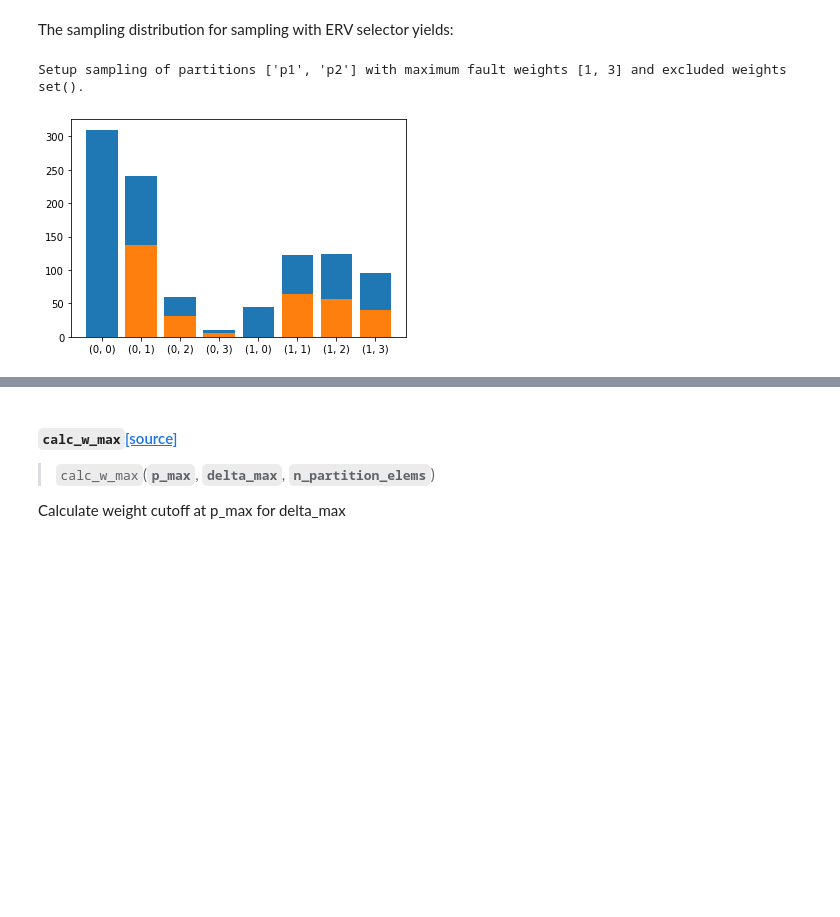
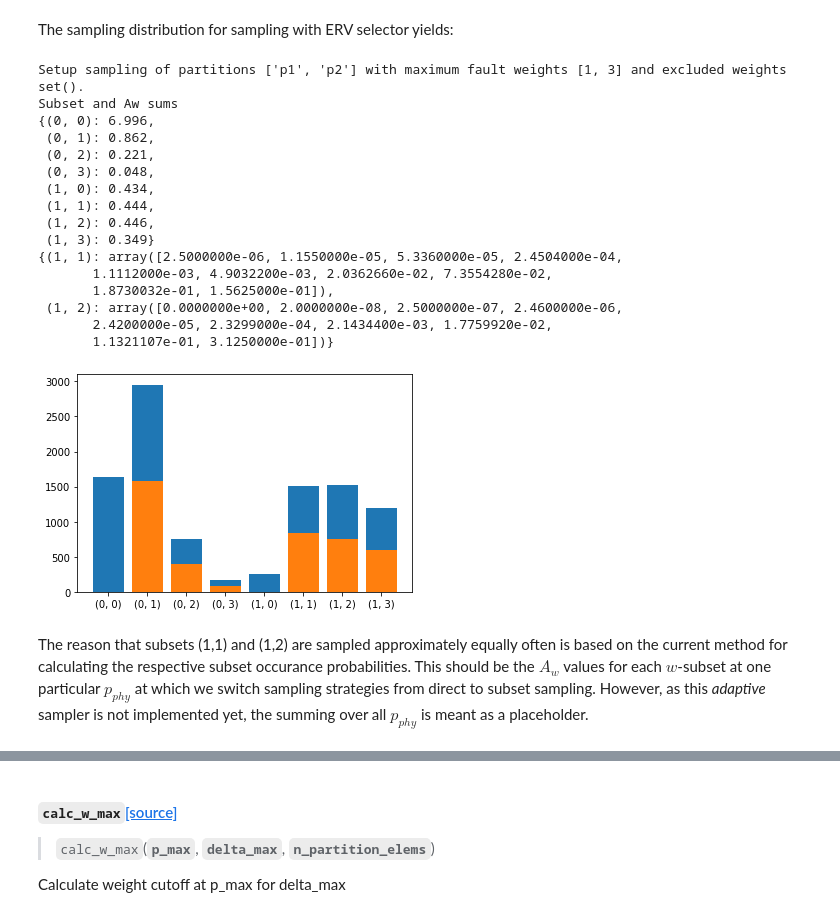
Before and after one commit to dpwinter/qsample, a Jupyter notebook: 05_samplers.ipynb, the cells around one changed output, grey strips where cells are left out. Saved outputs shown, nothing was run; the diff lists cells and outputs as text; code cells hidden in the pictures; blank space fills up the shorter version.

```diff
--- a/05_samplers.ipynb
+++ b/05_samplers.ipynb
@@ -360,23 +362,49 @@ The sampling distribution for sampling with ERV selector yields:
 # %%
 #slow
 #hide_input
 
 p1 = np.logspace(-3,0,10)
 p2 = p1 * 0.5
 err_params = {'p1':p1, 'p2':p2}
 w_params = {'p_max': [0.5,0.5], 'delta_max': [0.1,0.5]}
 
 ss = SubsetSamplerDiagnostic(ghz,err_params,w_params,subset_select_fn=ERV_select)
-fail_counts, counts = ss.run(n_samples=1000)
+fail_counts, counts = ss.run(n_samples=10000)
 weights = ss.w_vecs
 
 x = range(len(counts))
 plt.bar(x, counts)
 plt.bar(x, fail_counts)
 plt.xticks(x, weights);
+
+#hide
+import pprint
+
+#slow
+#hide_input
+print("Subset and Aw sums")
+pprint.pprint({w:np.round(a,3) for w,a in zip(ss.w_vecs, np.sum(ss.Aws,axis=1))})
+pprint.pprint({w:np.round(a,8) for w,a in zip(ss.w_vecs, ss.Aws.tolist()) if w==(1,1) or w==(1,2)})
 # %% [output]
 Setup sampling of partitions ['p1', 'p2'] with maximum fault weights [1, 3] and excluded weights set().
+Subset and Aw sums
+{(0, 0): 6.996,
+ (0, 1): 0.862,
+ (0, 2): 0.221,
+ (0, 3): 0.048,
+ (1, 0): 0.434,
+ (1, 1): 0.444,
+ (1, 2): 0.446,
+ (1, 3): 0.349}
+{(1, 1): array([2.5000000e-06, 1.1550000e-05, 5.3360000e-05, 2.4504000e-04,
+       1.1112000e-03, 4.9032200e-03, 2.0362660e-02, 7.3554280e-02,
+       1.8730032e-01, 1.5625000e-01]),
+ (1, 2): array([0.0000000e+00, 2.0000000e-08, 2.5000000e-07, 2.4600000e-06,
+       2.4200000e-05, 2.3299000e-04, 2.1434400e-03, 1.7759920e-02,
+       1.1321107e-01, 3.1250000e-01])}
-[figure, old version]
+[figure, new version]
+# %% [markdown]
+The reason that subsets (1,1) and (1,2) are sampled approximately equally often is based on the current method for calculating the respective subset occurance probabilities. This should be the $A_w$ values for each $w$-subset at one particular $p_{phy}$ at which we switch sampling strategies from direct to subset sampling. However, as this _adaptive_ sampler is not implemented yet, the summing over all $p_{phy}$ is meant as a placeholder.
 # %%
 #slow
 #hide_input
```
Also changed, not shown: parts of 10 cells of this notebook, 2 other files.
